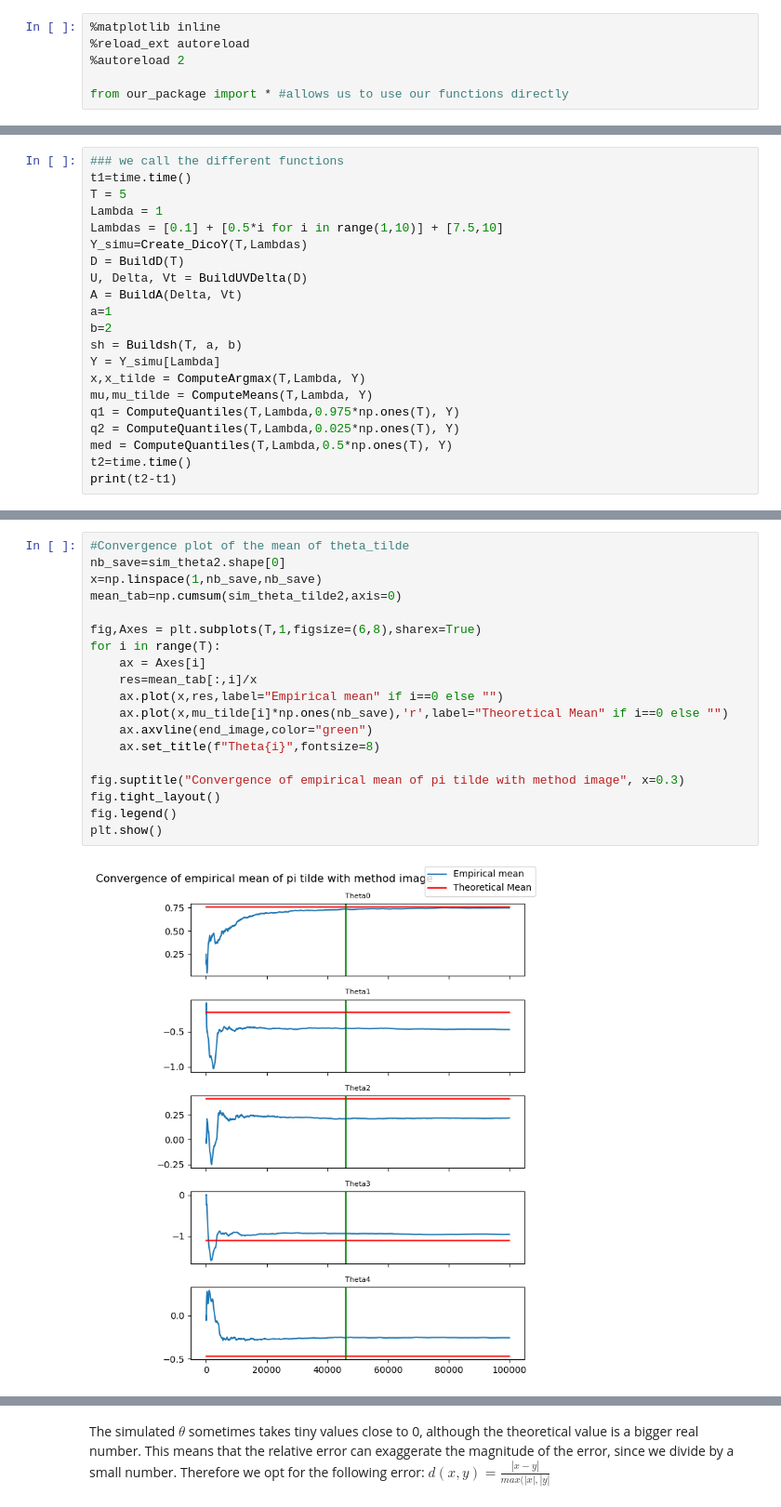
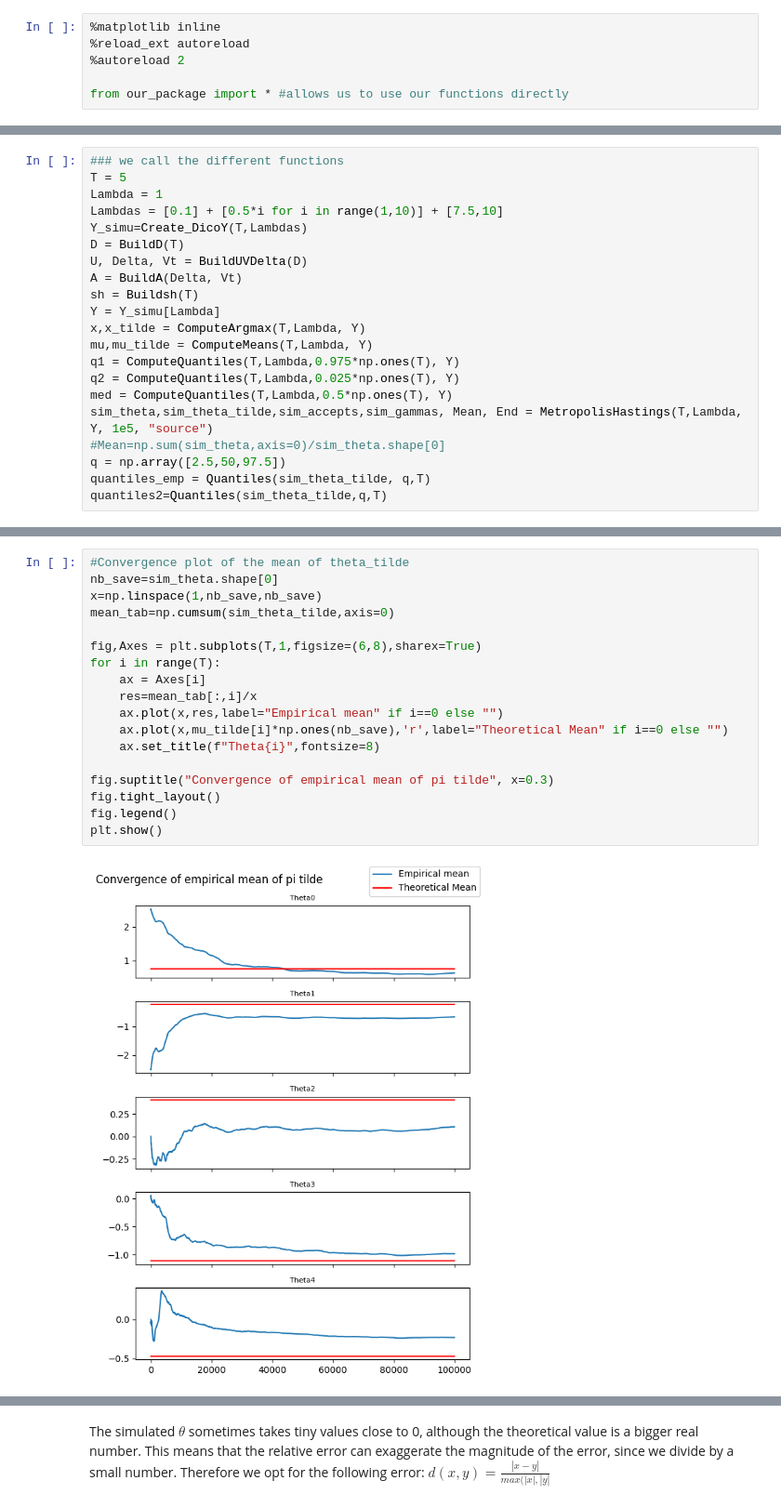
Before and after one commit to vetlerl/mcmc-epidemic, a Jupyter notebook: our_graphics.ipynb, the cells around one changed output, grey strips where cells are left out. Shown at 93% size. Saved outputs shown, nothing was run; the diff lists cells and outputs as text.

```diff
--- a/our_graphics.ipynb
+++ b/our_graphics.ipynb
@@ -28,6 +20,5 @@ Y_simu=Create_DicoY(T,[Lambda])
 # %%
 ### we call the different functions
-t1=time.time()
 T = 5
 Lambda = 1
 Lambdas = [0.1] + [0.5*i for i in range(1,10)] + [7.5,10]
@@ -35,14 +26,15 @@ Y_simu=Create_DicoY(T,Lambdas)
 D = BuildD(T)
 U, Delta, Vt = BuildUVDelta(D)
 A = BuildA(Delta, Vt)
-a=1
-b=2
-sh = Buildsh(T, a, b)
+sh = Buildsh(T)
 Y = Y_simu[Lambda]
 x,x_tilde = ComputeArgmax(T,Lambda, Y)
 mu,mu_tilde = ComputeMeans(T,Lambda, Y)
 q1 = ComputeQuantiles(T,Lambda,0.975*np.ones(T), Y)
 q2 = ComputeQuantiles(T,Lambda,0.025*np.ones(T), Y)
 med = ComputeQuantiles(T,Lambda,0.5*np.ones(T), Y)
-t2=time.time()
-print(t2-t1)
+sim_theta,sim_theta_tilde,sim_accepts,sim_gammas, Mean, End = MetropolisHastings(T,Lambda, Y, 1e5, "source")
+#Mean=np.sum(sim_theta,axis=0)/sim_theta.shape[0]
+q = np.array([2.5,50,97.5])
+quantiles_emp = Quantiles(sim_theta_tilde, q,T)
+quantiles2=Quantiles(sim_theta_tilde,q,T)
@@ -125,21 +69,20 @@ No artists with labels found to put in legend.  Note that artists whose label st
 # %%
 #Convergence plot of the mean of theta_tilde
-nb_save=sim_theta2.shape[0]
+nb_save=sim_theta.shape[0]
 x=np.linspace(1,nb_save,nb_save)
-mean_tab=np.cumsum(sim_theta_tilde2,axis=0)
+mean_tab=np.cumsum(sim_theta_tilde,axis=0)
 
 fig,Axes = plt.subplots(T,1,figsize=(6,8),sharex=True)
 for i in range(T):
     ax = Axes[i]
     res=mean_tab[:,i]/x
     ax.plot(x,res,label="Empirical mean" if i==0 else "")
     ax.plot(x,mu_tilde[i]*np.ones(nb_save),'r',label="Theoretical Mean" if i==0 else "")
-    ax.axvline(end_image,color="green")
     ax.set_title(f"Theta{i}",fontsize=8)
 
-fig.suptitle("Convergence of empirical mean of pi tilde with method image", x=0.3)
+fig.suptitle("Convergence of empirical mean of pi tilde", x=0.3)
 fig.tight_layout()
 fig.legend()
 plt.show()
 # %% [output]
-[figure, old version]
+[figure, new version]
```
Also changed, not shown: parts of 39 cells of this notebook, 1 other file.
